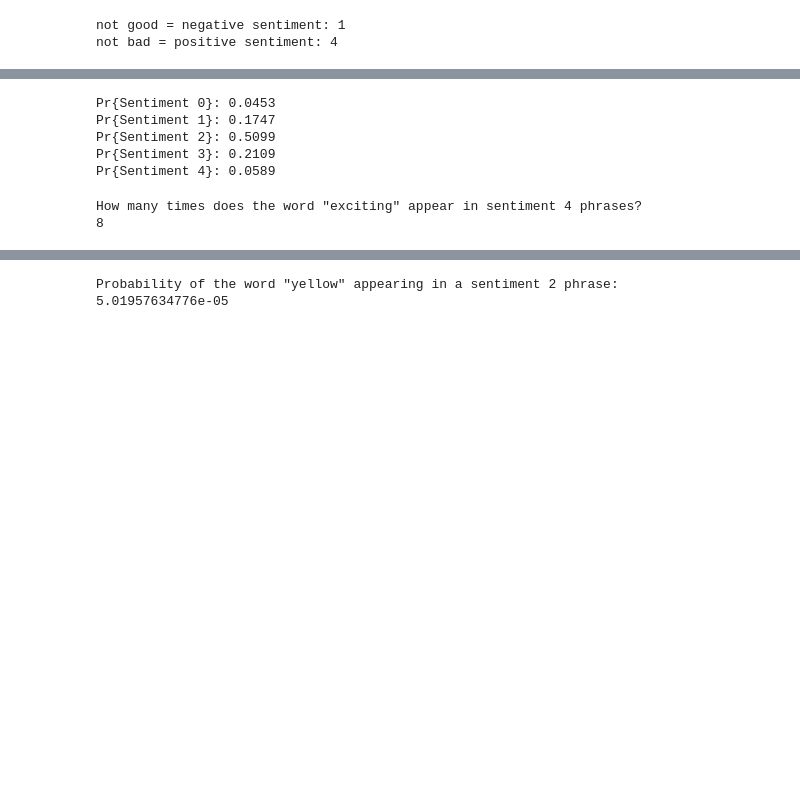
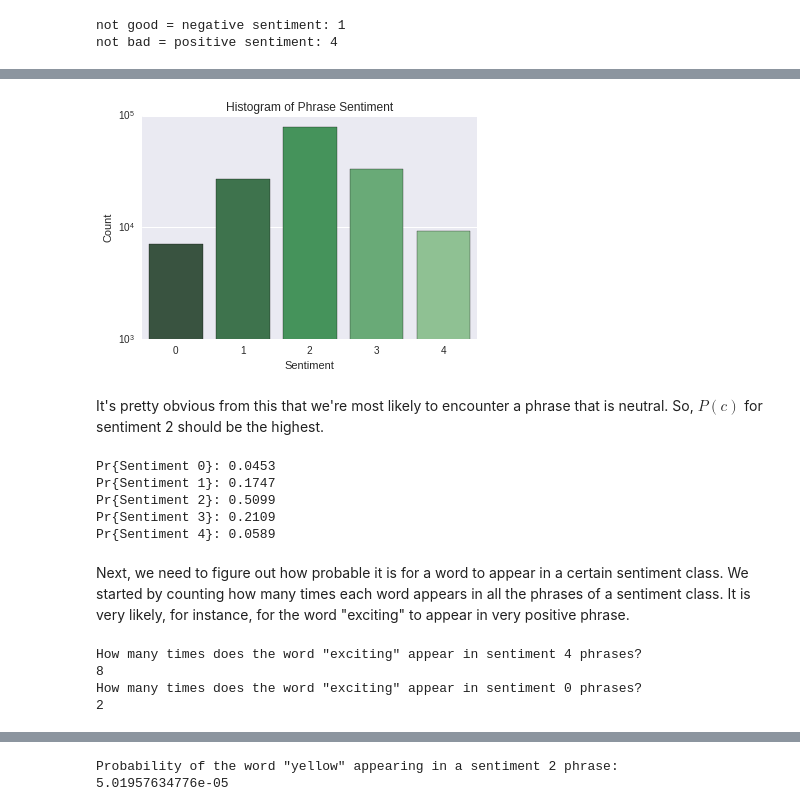
Before and after one commit to paulruvolo/DataScience16CYOA, a Jupyter notebook: overall_story.ipynb, the cells around one changed output, grey strips where cells are left out. Cells and saved outputs as stored; diff of their text form; code cells hidden in the pictures; blank space fills up the shorter version.

```diff
--- a/overall_story.ipynb
+++ b/overall_story.ipynb
@@ -182,3 +279,13 @@ not bad = positive sentiment: 4
+# %%
+# Plots the sentiment histogram on a semilog-y plot
+sns.countplot(x="Sentiment", data=train, palette="Greens_d")
+plt.title("Histogram of Phrase Sentiment")
+plt.ylabel("Count")
+plt.yscale('log')
+# %% [output]
+[figure, added]
+# %% [markdown]
+It's pretty obvious from this that we're most likely to encounter a phrase that is neutral. So, $P(c)$ for sentiment 2 should be the highest.
 # %%
 # Calculates the probability of any given phrase having a particular sentiment
 P_c = []
@@ -197,6 +304,8 @@ Pr{Sentiment 1}: 0.1747
 Pr{Sentiment 2}: 0.5099
 Pr{Sentiment 3}: 0.2109
 Pr{Sentiment 4}: 0.0589
+# %% [markdown]
+Next, we need to figure out how probable it is for a word to appear in a certain sentiment class. We started by counting how many times each word appears in all the phrases of a sentiment class. It is very likely, for instance, for the word "exciting" to appear in very positive phrase.
 # %%
 # Extracts just the sentences from the dataset and combines them into mega-strings
 sentences_dict = train['SentenceId'].drop_duplicates()
@@ -218,6 +327,10 @@ for i in range(5):
 
 print "How many times does the word \"exciting\" appear in sentiment 4 phrases?"
 print text[4]['exciting']
+print "How many times does the word \"exciting\" appear in sentiment 0 phrases?"
+print text[0]['exciting']
 # %% [output]
 How many times does the word "exciting" appear in sentiment 4 phrases?
 8
+How many times does the word "exciting" appear in sentiment 0 phrases?
+2
```
Also changed, not shown: parts of 38 cells of this notebook, 7 other files.
